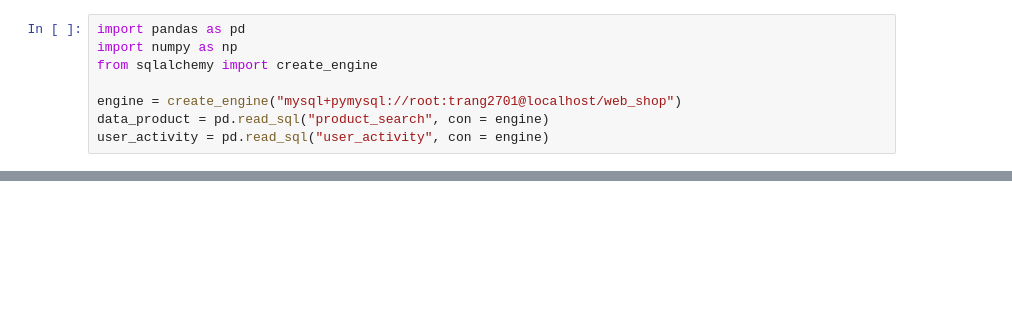
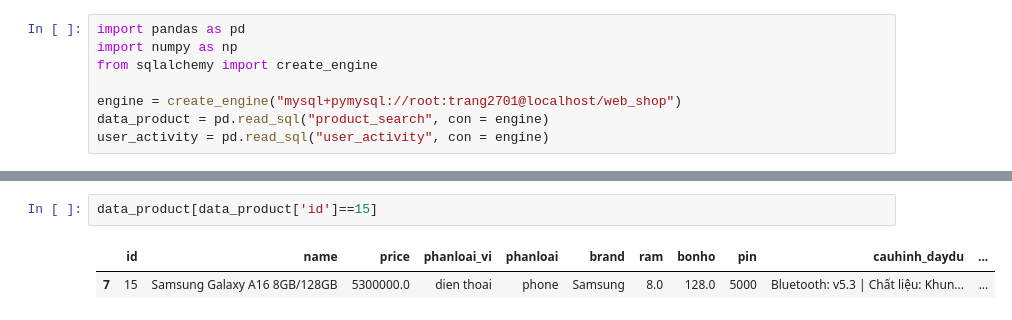
Before and after one commit to vanduy199/web_shop, a Jupyter notebook: crawl_data/recomendation.ipynb, the cells around one changed output, grey strips where cells are left out. Saved outputs shown, nothing was run; the diff lists cells and outputs as text; blank space fills up the shorter version.

```diff
--- a/crawl_data/recomendation.ipynb
+++ b/crawl_data/recomendation.ipynb
@@ -108,0 +325,5 @@ data_product
+# %%
+data_product[data_product['id']==15]
+# %% [output]
+|  | id | name | price | phanloai_vi | phanloai | brand | ram | bonho | pin | cauhinh_daydu | ... |
+| 7 | 15 | Samsung Galaxy A16 8GB/128GB | 5300000.0 | dien thoai | phone | Samsung | 8.0 | 128.0 | 5000 | Bluetooth: v5.3 | Chất liệu: Khun... | ... |
```
Also changed, not shown: parts of 5 cells of this notebook.
